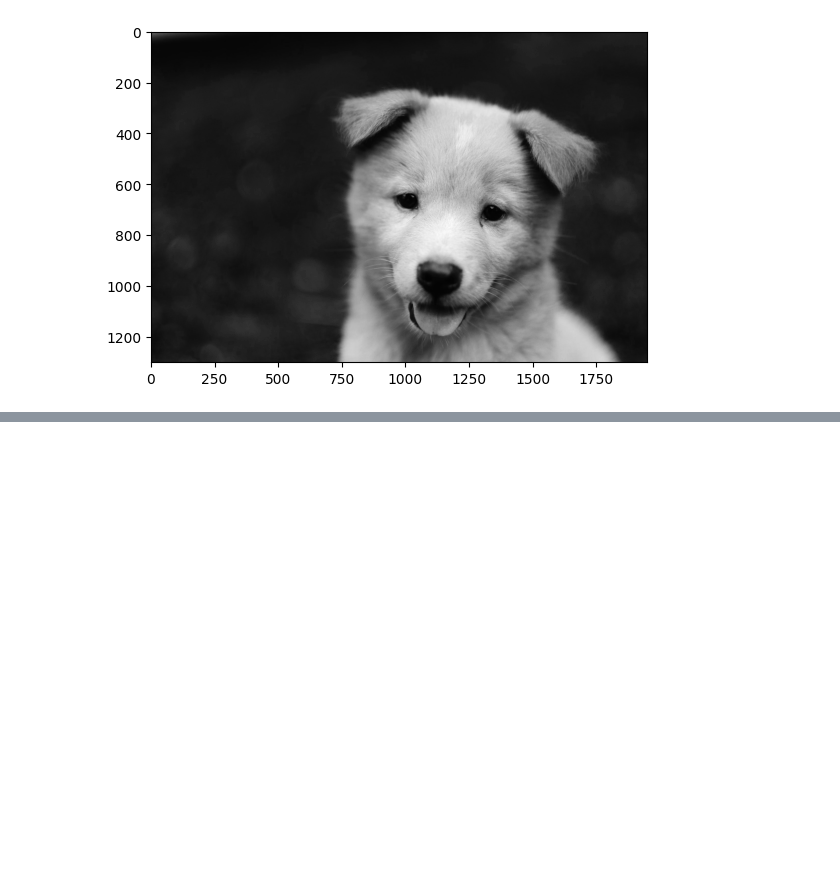
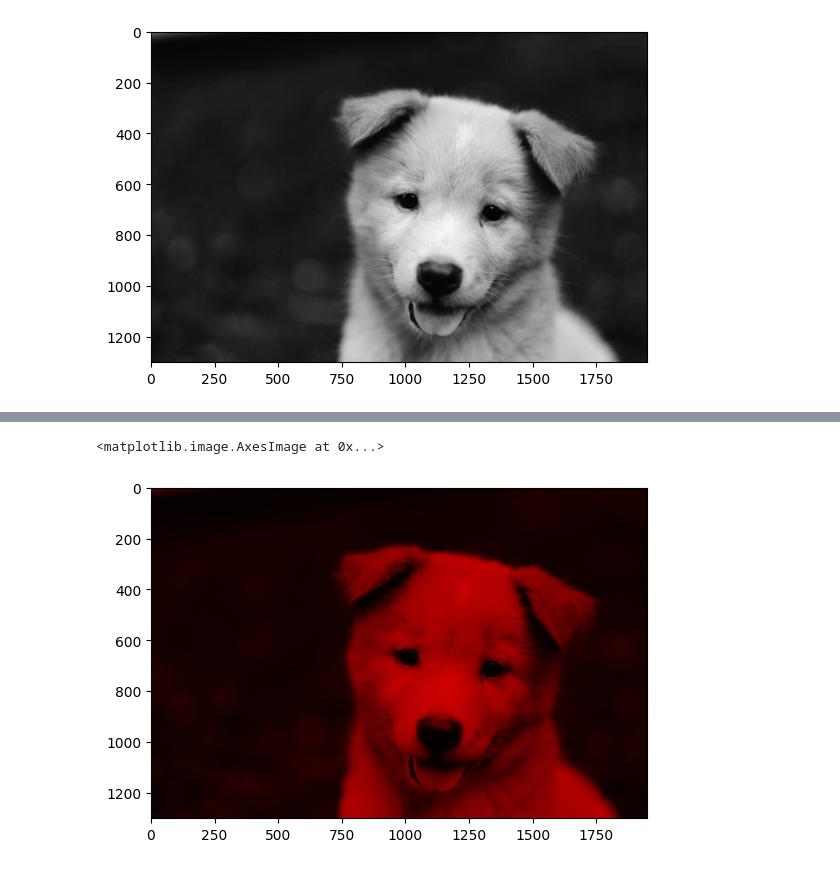
Before and after one commit to yathish971/imageprocessing, a Jupyter notebook: image_numpy.ipynb, the cells around one changed output, grey strips where cells are left out. Drawn from its saved outputs; the diff is of its cells as text; code cells hidden in the pictures; blank space fills up the shorter version.

```diff
--- a/image_numpy.ipynb
+++ b/image_numpy.ipynb
@@ -52,0 +65,5 @@ plt.imshow(pic_red[:,:,2],cmap='gray')
+# %%
+plt.imshow(pic_red)
+# %% [output]
+<matplotlib.image.AxesImage at 0x...>
+[figure, added]
```
Also changed, not shown: parts of 6 cells of this notebook, 4 other files.
